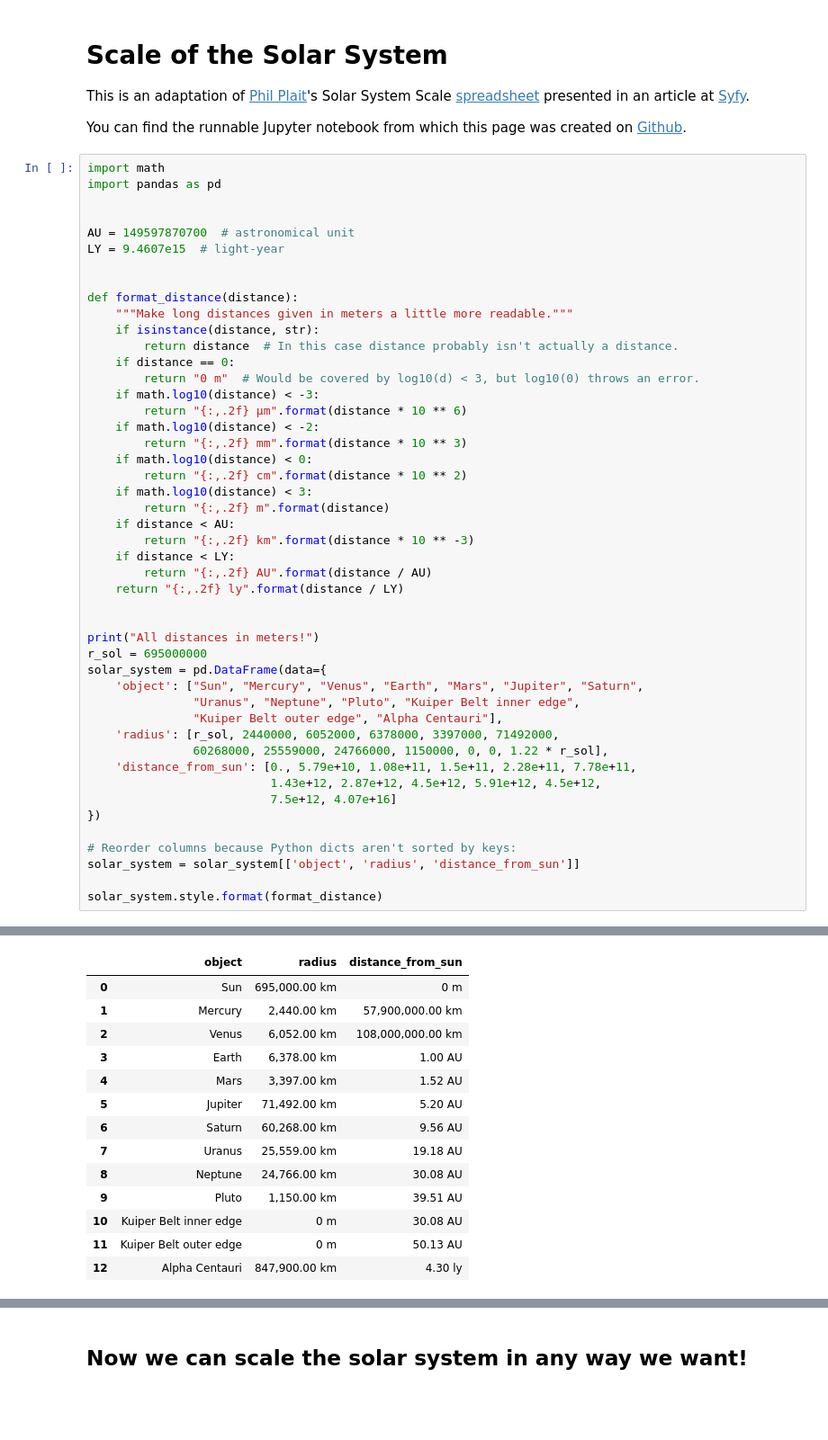
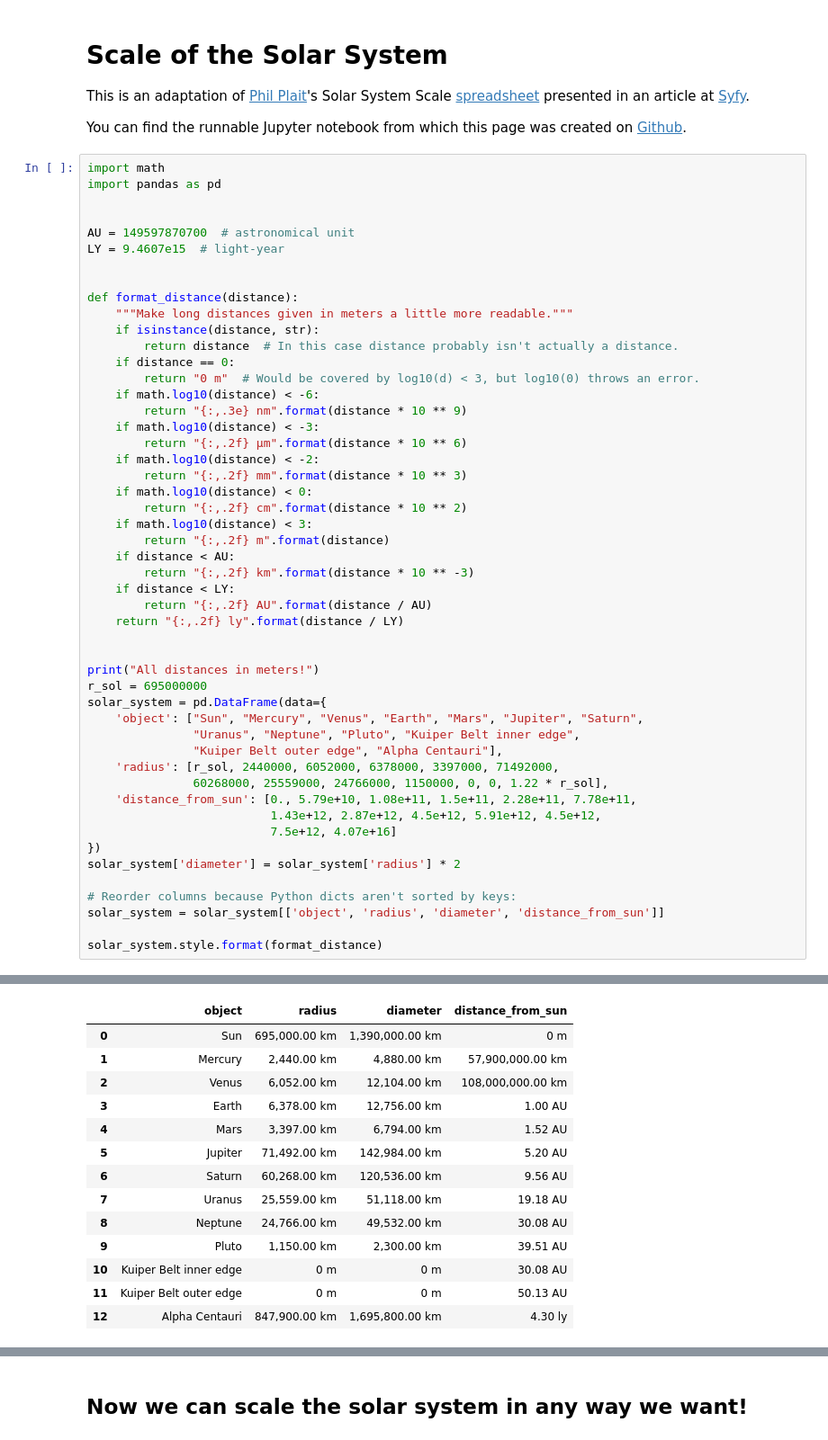
Before and after one commit to lumpiluk/solarsystemscalespreadsheetadaptation, a Jupyter notebook: solar_system.ipynb, the cells around one changed output, grey strips where cells are left out. Shown at 90% size. Saved outputs shown, nothing was run; the diff lists cells and outputs as text; blank space fills up the shorter version.

```diff
--- a/solar_system.ipynb
+++ b/solar_system.ipynb
@@ -19,52 +19,55 @@ def format_distance(distance):
         return distance  # In this case distance probably isn't actually a distance.
     if distance == 0:
         return "0 m"  # Would be covered by log10(d) < 3, but log10(0) throws an error.
+    if math.log10(distance) < -6:
+        return "{:,.3e} nm".format(distance * 10 ** 9)
     if math.log10(distance) < -3:
         return "{:,.2f} μm".format(distance * 10 ** 6)
     if math.log10(distance) < -2:
         return "{:,.2f} mm".format(distance * 10 ** 3)
     if math.log10(distance) < 0:
         return "{:,.2f} cm".format(distance * 10 ** 2)
     if math.log10(distance) < 3:
         return "{:,.2f} m".format(distance)
     if distance < AU:
         return "{:,.2f} km".format(distance * 10 ** -3)
     if distance < LY:
         return "{:,.2f} AU".format(distance / AU)
     return "{:,.2f} ly".format(distance / LY)
 
 
 print("All distances in meters!")
 r_sol = 695000000
 solar_system = pd.DataFrame(data={
     'object': ["Sun", "Mercury", "Venus", "Earth", "Mars", "Jupiter", "Saturn",
                "Uranus", "Neptune", "Pluto", "Kuiper Belt inner edge",
                "Kuiper Belt outer edge", "Alpha Centauri"],
     'radius': [r_sol, 2440000, 6052000, 6378000, 3397000, 71492000,
                60268000, 25559000, 24766000, 1150000, 0, 0, 1.22 * r_sol],
     'distance_from_sun': [0., 5.79e+10, 1.08e+11, 1.5e+11, 2.28e+11, 7.78e+11,
                           1.43e+12, 2.87e+12, 4.5e+12, 5.91e+12, 4.5e+12,
                           7.5e+12, 4.07e+16]
 })
+solar_system['diameter'] = solar_system['radius'] * 2
 
 # Reorder columns because Python dicts aren't sorted by keys:
-solar_system = solar_system[['object', 'radius', 'distance_from_sun']]
+solar_system = solar_system[['object', 'radius', 'diameter', 'distance_from_sun']]
 
 solar_system.style.format(format_distance)
 # %% [output]
 All distances in meters!
-|  | object | radius | distance_from_sun |
-| 0 | Sun | 695,000.00 km | 0 m |
-| 1 | Mercury | 2,440.00 km | 57,900,000.00 km |
-| 2 | Venus | 6,052.00 km | 108,000,000.00 km |
-| 3 | Earth | 6,378.00 km | 1.00 AU |
-| 4 | Mars | 3,397.00 km | 1.52 AU |
-| 5 | Jupiter | 71,492.00 km | 5.20 AU |
-| 6 | Saturn | 60,268.00 km | 9.56 AU |
-| 7 | Uranus | 25,559.00 km | 19.18 AU |
-| 8 | Neptune | 24,766.00 km | 30.08 AU |
-| 9 | Pluto | 1,150.00 km | 39.51 AU |
-| 10 | Kuiper Belt inner edge | 0 m | 30.08 AU |
-| 11 | Kuiper Belt outer edge | 0 m | 50.13 AU |
-| 12 | Alpha Centauri | 847,900.00 km | 4.30 ly |
+|  | object | radius | diameter | distance_from_sun |
+| 0 | Sun | 695,000.00 km | 1,390,000.00 km | 0 m |
+| 1 | Mercury | 2,440.00 km | 4,880.00 km | 57,900,000.00 km |
+| 2 | Venus | 6,052.00 km | 12,104.00 km | 108,000,000.00 km |
+| 3 | Earth | 6,378.00 km | 12,756.00 km | 1.00 AU |
+| 4 | Mars | 3,397.00 km | 6,794.00 km | 1.52 AU |
+| 5 | Jupiter | 71,492.00 km | 142,984.00 km | 5.20 AU |
+| 6 | Saturn | 60,268.00 km | 120,536.00 km | 9.56 AU |
+| 7 | Uranus | 25,559.00 km | 51,118.00 km | 19.18 AU |
+| 8 | Neptune | 24,766.00 km | 49,532.00 km | 30.08 AU |
+| 9 | Pluto | 1,150.00 km | 2,300.00 km | 39.51 AU |
+| 10 | Kuiper Belt inner edge | 0 m | 0 m | 30.08 AU |
+| 11 | Kuiper Belt outer edge | 0 m | 0 m | 50.13 AU |
+| 12 | Alpha Centauri | 847,900.00 km | 1,695,800.00 km | 4.30 ly |
 # %%
```
Also changed, not shown: parts of 7 cells of this notebook, 1 other file.
